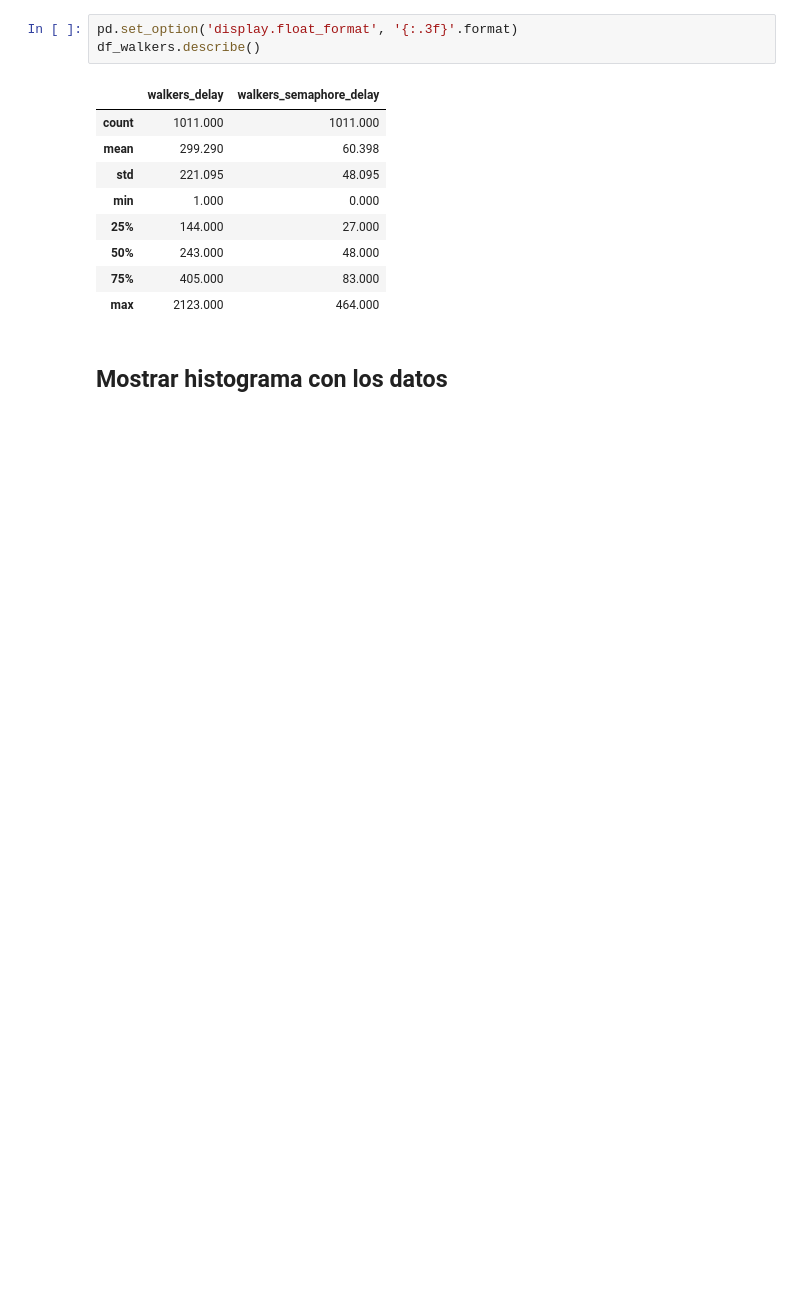
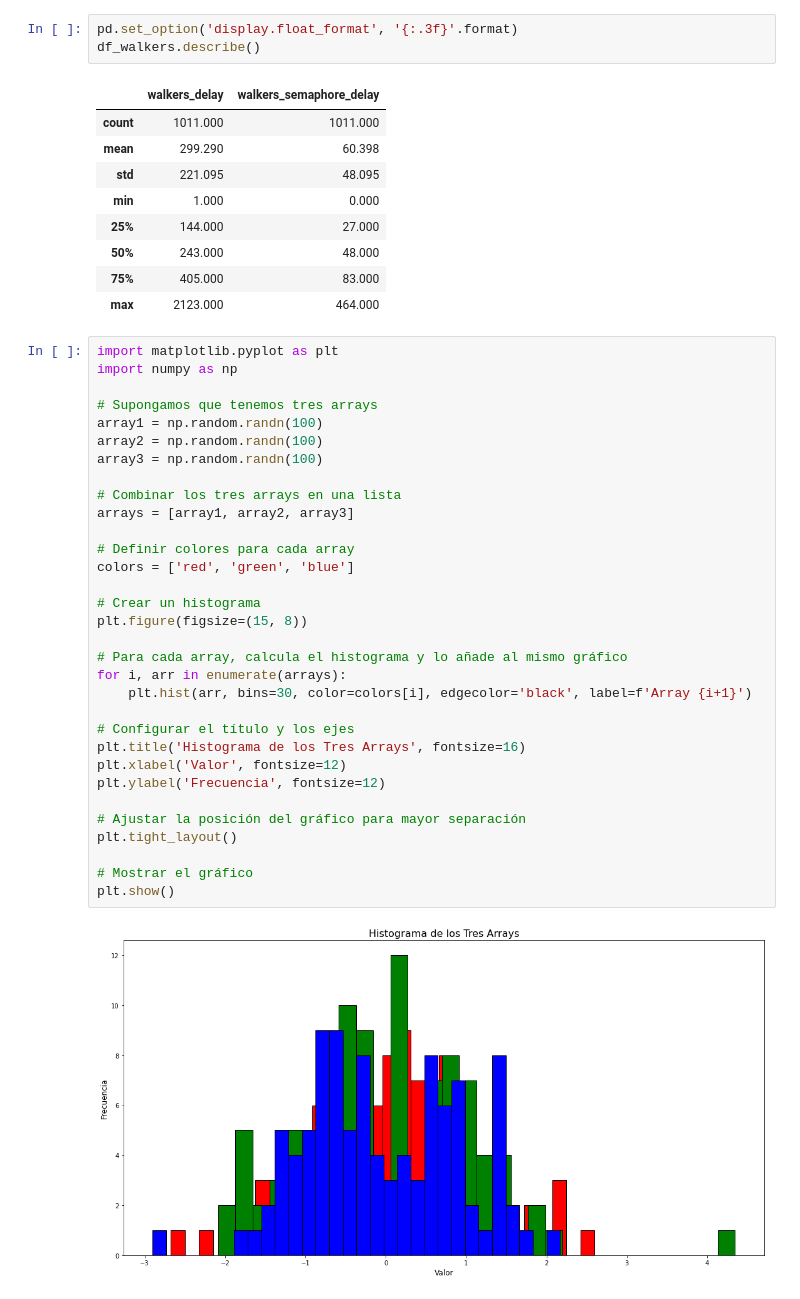
Before and after one commit to BritoAlv/proyecto-ia, a Jupyter notebook: src/statistics/statistics.ipynb, the cells around one changed output. Saved outputs shown, nothing was run; the diff lists cells and outputs as text; blank space fills up the shorter version.

```diff
--- a/src/statistics/statistics.ipynb
+++ b/src/statistics/statistics.ipynb
@@ -64,6 +62,38 @@ df_walkers.describe()
 | 50% | 243.000 | 48.000 |
 | 75% | 405.000 | 83.000 |
 | max | 2123.000 | 464.000 |
-# %% [markdown]
-## Mostrar histograma con los datos
+# %%
+import matplotlib.pyplot as plt
+import numpy as np
+
+# Supongamos que tenemos tres arrays
+array1 = np.random.randn(100)
+array2 = np.random.randn(100)
+array3 = np.random.randn(100)
+
+# Combinar los tres arrays en una lista
+arrays = [array1, array2, array3]
+
+# Definir colores para cada array
+colors = ['red', 'green', 'blue']
+
+# Crear un histograma
+plt.figure(figsize=(15, 8))
+
+# Para cada array, calcula el histograma y lo añade al mismo gráfico
+for i, arr in enumerate(arrays):
+    plt.hist(arr, bins=30, color=colors[i], edgecolor='black', label=f'Array {i+1}')
+
+# Configurar el título y los ejes
+plt.title('Histograma de los Tres Arrays', fontsize=16)
+plt.xlabel('Valor', fontsize=12)
+plt.ylabel('Frecuencia', fontsize=12)
+
+# Ajustar la posición del gráfico para mayor separación
+plt.tight_layout()
+
+# Mostrar el gráfico
+plt.show()
+# %% [output]
+[figure, added]
 # %%
```
Also changed, not shown: parts of 21 cells of this notebook, 1 other file.
